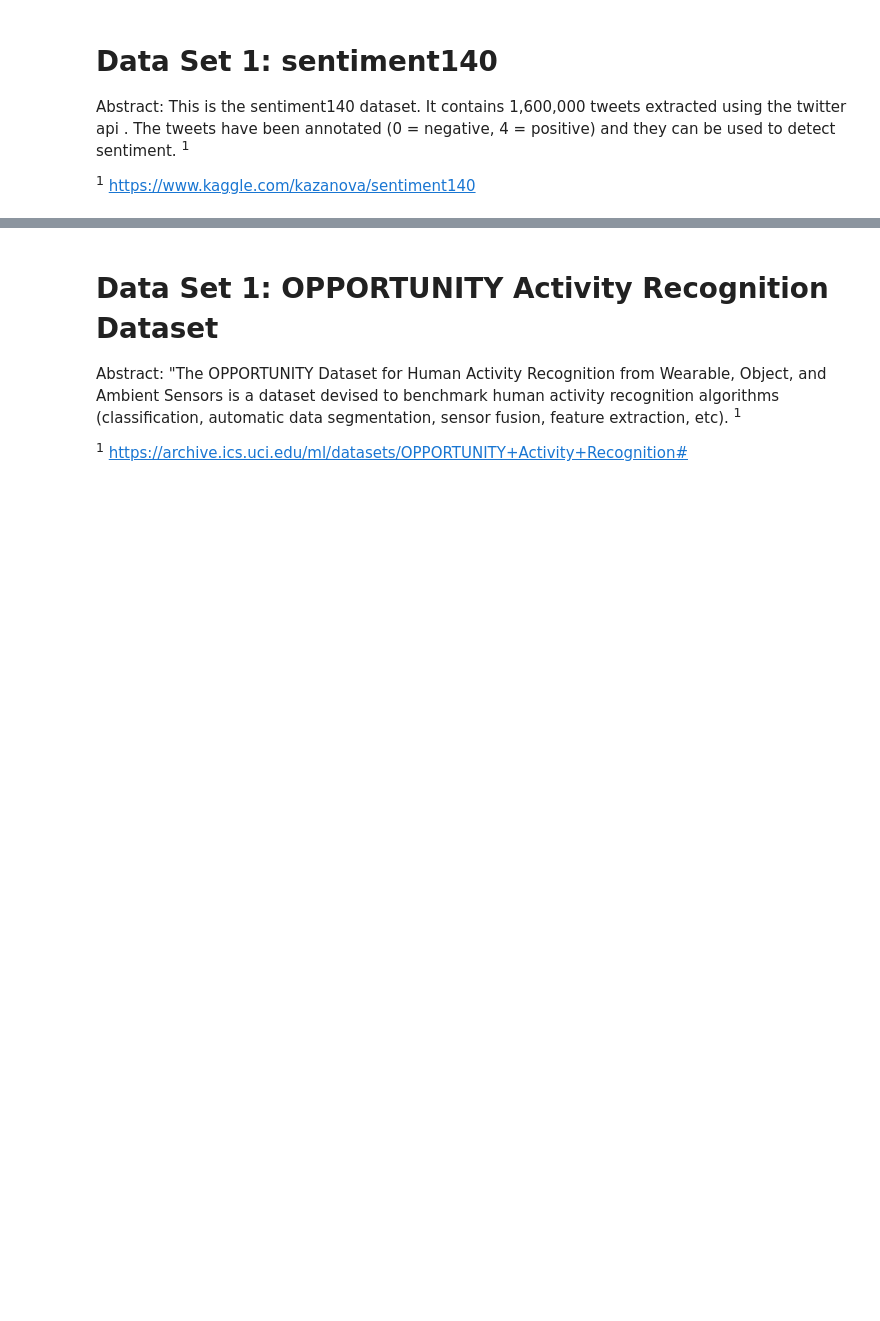
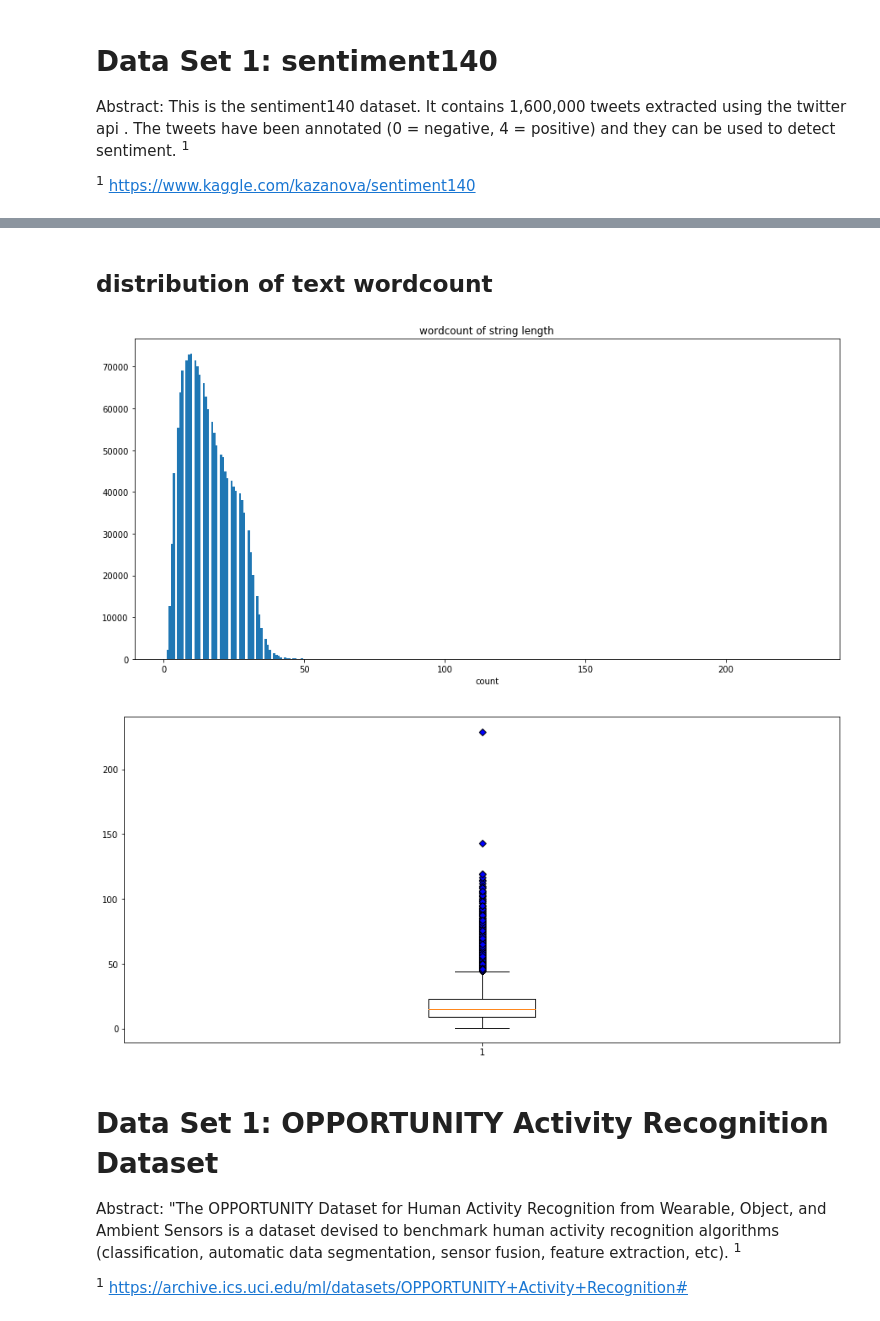
Before and after one commit to zietho/machine-learning, a Jupyter notebook: Machine_Learning_00.ipynb, the cells around one changed output, grey strips where cells are left out. Saved outputs shown, nothing was run; the diff lists cells and outputs as text; code cells hidden in the pictures; blank space fills up the shorter version.

```diff
--- a/Machine_Learning_00.ipynb
+++ b/Machine_Learning_00.ipynb
@@ -76,3 +201,20 @@ Name: query_type, dtype: int64
+# %% [markdown]
+## distribution of text wordcount
+# %%
+plt.figure(figsize=(15,7))
+plt.hist(df_clean.text_wc, bins=300)
+plt.xlabel("length")
+plt.xlabel("count")
+plt.title("wordcount of string length")
+plt.show()
+
+plt.figure(figsize=(15,7))
+green_diamond = dict(markerfacecolor='b', marker='D')
+plt.boxplot(df_clean.text_wc, flierprops=green_diamond) # plot pre_clean_len column
+plt.show()
+# %% [output]
+[figure, added]
+[figure, added]
 # %% [markdown]
 # Data Set 1: OPPORTUNITY Activity Recognition Dataset
 
```
Also changed, not shown: parts of 27 cells of this notebook.
